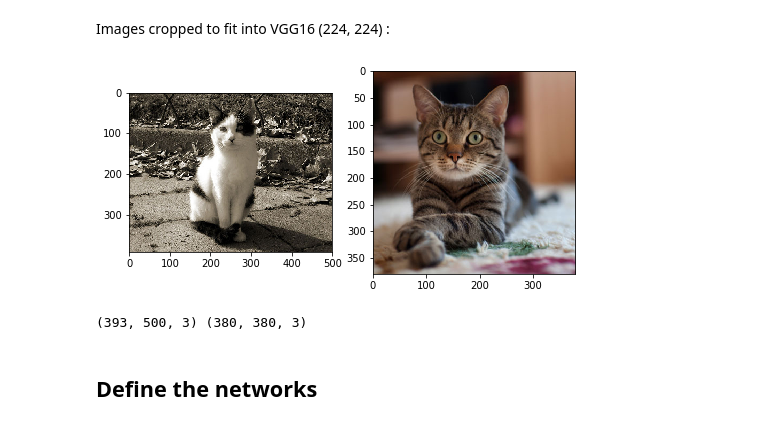
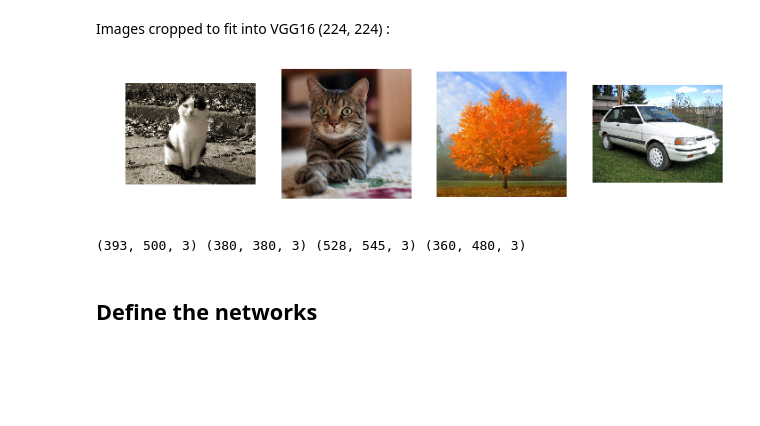
Before and after one commit to eloiseberthier/ConvNet_Viz, a Jupyter notebook: Vizualising a Pretrained Network.ipynb, the cells around one changed output. Saved outputs shown, nothing was run; the diff lists cells and outputs as text; code cells hidden in the pictures; blank space fills up the shorter version.

Commit message:
Fix deconvnets with no MaxPooling, add a car and plots for VGG16

```diff
--- a/Vizualising a Pretrained Network.ipynb
+++ b/Vizualising a Pretrained Network.ipynb
@@ -26,5 +27,7 @@ Original images :
 # %%
 cat = plt.imread("images/cat.jpg")
 cat2 = plt.imread("images/cat2.jpeg")
+tree = plt.imread("images/tree.jpg")
+car = plt.imread("images/car.jpg")
 # %% [markdown]
 Images cropped to fit into VGG16 (224, 224) :
@@ -35,13 +34,13 @@ Images cropped to fit into VGG16 (224, 224) :
 # %%
-plt.figure(figsize=(8,4))
-plt.subplot(1,2,1)
-plt.imshow(cat)
-plt.subplot(1,2,2)
-plt.imshow(cat2)
+plt.figure(figsize=(12,4))
+for i, img in enumerate([cat, cat2, tree, car]):
+    plt.subplot(1, 4, i+1)
+    plt.axis("off")
+    plt.imshow(img)
 plt.show()
 # %% [output]
-[figure, old version]
+[figure, new version]
 # %%
-print(cat.shape, cat2.shape)
+print(cat.shape, cat2.shape, tree.shape, car.shape)
 # %% [output]
-(393, 500, 3) (380, 380, 3)
+(393, 500, 3) (380, 380, 3) (528, 545, 3) (360, 480, 3)
```
Also changed, not shown: parts of 33 cells of this notebook, 3 other files.
